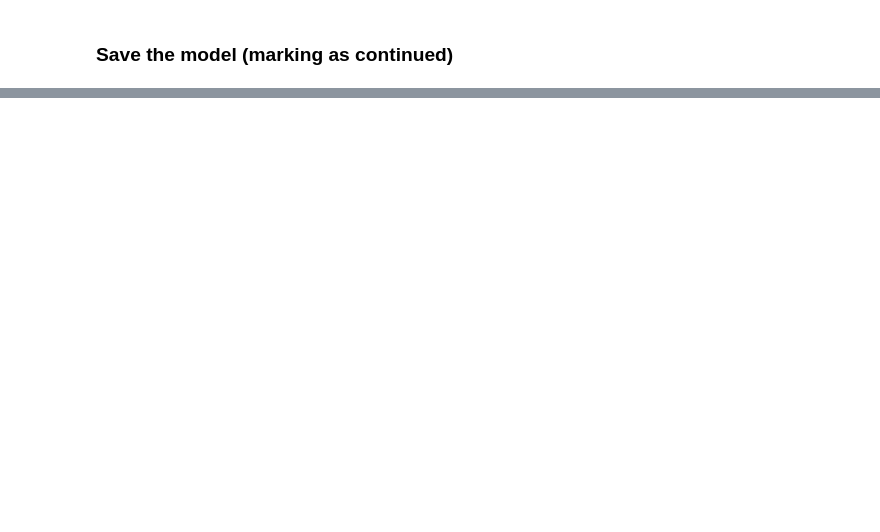
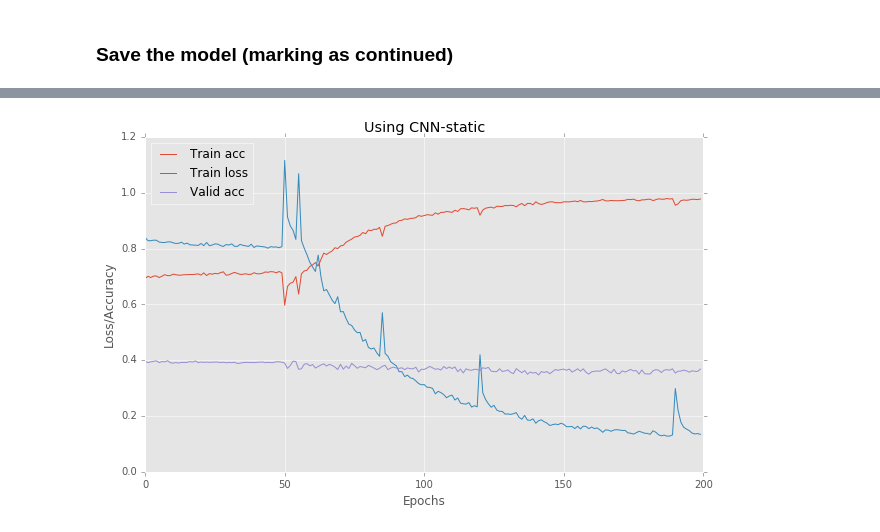
Before and after one commit to svjan5/CNN-for-text-classification, a Jupyter notebook: CNN/CNN_Main/CNN_SST.ipynb, the cells around one changed output, grey strips where cells are left out. Cells and saved outputs as stored; diff of their text form; code cells hidden in the pictures; blank space fills up the shorter version.

```diff
--- a/CNN/CNN_Main/CNN_SST.ipynb
+++ b/CNN/CNN_Main/CNN_SST.ipynb
@@ -386,0 +392,10 @@ plt.show()
+# %%
+# Loading saved data
+import pickle
+
+filename = '/home/shikhar/Datasets/Models/3_CNN-static_2017-04-04_11:38:41'
+with open( filename, 'rb') as input:
+    out = pickle.load(input)
+
+model.compile(loss="categorical_crossentropy", optimizer=optimizers.Adam(), metrics=["accuracy"])
+model.set_weights(out[1])
@@ -433,0 +440,36 @@ os.system('say done')
+# %%
+files = [
+    'CNN-rand_continued_2017-04-02_19:26:35',
+    'CNN-rand_continued_2017-04-03_16:50:47',
+    'CNN-rand_continued_2017-04-03_17:18:47'
+]
+# %%
+train_acc, train_loss, val_acc, val_loss = [],[],[],[]
+
+for file in files:
+    filename = '/home/shikhar/Datasets/Models/'  + file
+    with open( filename, 'rb') as input:
+        out = pickle.load(input)
+    train_acc += out[2]['acc']
+    train_loss += out[2]['loss']
+    val_acc += out[2]['val_acc']
+    val_loss += out[2]['val_loss']
+# %%
+import matplotlib.pyplot as plt
+plt.style.use('ggplot')
+plt.rcParams["figure.figsize"] = (10,6)
+plt.plot(train_acc)
+plt.plot(train_loss)
+plt.plot(val_acc)
+# plt.plot(val_loss)
+plt.legend(['Train acc','Train loss','Valid acc', 'Valid loss'], loc=2)
+plt.xlabel('Epochs')
+plt.ylabel('Loss/Accuracy')
+plt.title('Using '+ model_type)
+date = str(datetime.date.today() )
+time = str(datetime.datetime.now().time())[:-7]
+imgName = 'Images/' + model_type + '_' + date + '_' + time + '.jpg'
+plt.savefig( imgName, dpi= 200, bbox_inches='tight', transparent=False)
+plt.show()
+# %% [output]
+[figure, added]
```
Also changed, not shown: parts of 13 cells of this notebook, 8 other files.
